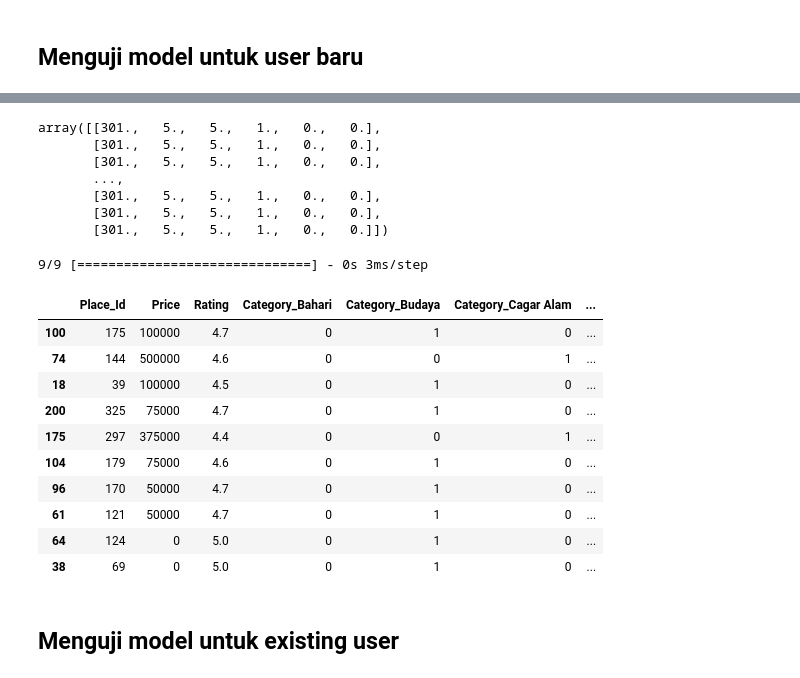
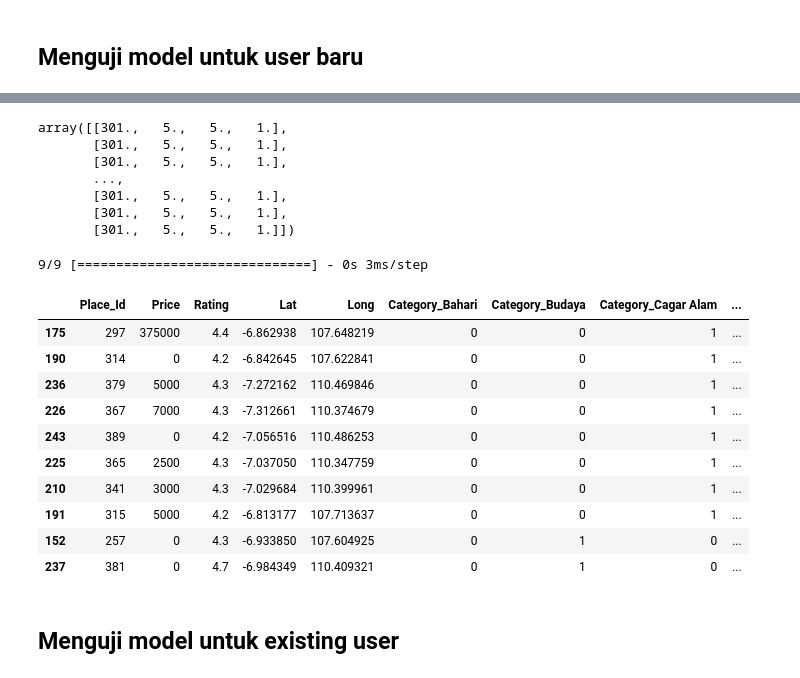
Before and after one commit to C23-PR571-Greenify/Greenify-ML, a Jupyter notebook: greenify-model.ipynb, the cells around one changed output, grey strips where cells are left out. Cells and saved outputs as stored; diff of their text form; code cells hidden in the pictures.

```diff
--- a/greenify-model.ipynb
+++ b/greenify-model.ipynb
@@ -642,5 +642,5 @@ model.compile(optimizer=opt,
               loss=cost_fn, metrics=['accuracy'])
 # %%
 tf.random.set_seed(1)
-model.fit([user_train[:, 1:-2], tourism_train[:, 1:-2]], y_train, epochs=40)
+model.fit([user_train, tourism_train], y_train, epochs=100)
 # %% [output]
@@ -671,7 +671,7 @@ model.evaluate([user_test[:, 1:-2], tourism_test[:, 1:-2]], y_test)
 ## Menguji model untuk user baru
 # %%
 # tourism_dataset_for_pred = info_tourism.drop(['Place_Name', 'Description', 'Coordinate'], axis=1)
-tourism_features = info_tourism.drop(['Place_Name', 'Description', 'Coordinate', 'Lat', 'Long', 'City'], axis=1)
+tourism_features = info_tourism.drop(['Place_Name', 'Description', 'Coordinate', 'City'], axis=1)
 tourism_features = pd.get_dummies(tourism_features)
 tourism_features['User_Id'] = 0 # untuk scaling
 tourism_features['Place_Ratings'] = 0
@@ -698,28 +698,30 @@ new_avg_cagar_alam = 5.0
 new_avg_bahari = 1
 
 user_feature = np.array([[new_user_id, new_avg_budaya,
-                      new_avg_cagar_alam, new_avg_bahari,
-                      0, 0]])
+                      new_avg_cagar_alam, new_avg_bahari
+                      ]])
 # %%
 user_features = np.tile(user_feature, (len(tourism_features), 1))
 user_features
 # %% [output]
-array([[301.,   5.,   5.,   1.,   0.,   0.],
-       [301.,   5.,   5.,   1.,   0.,   0.],
-       [301.,   5.,   5.,   1.,   0.,   0.],
+array([[301.,   5.,   5.,   1.],
+       [301.,   5.,   5.,   1.],
+       [301.,   5.,   5.,   1.],
        ...,
-       [301.,   5.,   5.,   1.,   0.,   0.],
-       [301.,   5.,   5.,   1.,   0.,   0.],
-       [301.,   5.,   5.,   1.,   0.,   0.]])
+       [301.,   5.,   5.,   1.],
+       [301.,   5.,   5.,   1.],
+       [301.,   5.,   5.,   1.]])
 # %%
 scalerTourism = joblib.load('scalerTourism.save')
 scalerUser = joblib.load('scalerUser.save')
 scalerTarget = joblib.load('scalerTarget.save')
 
-suser_features = scalerUser.transform(user_features)
-stourism_features = scalerTourism.transform(tourism_features.to_numpy())
+tourism_columns = ['Price', 'Rating', 'Lat', 'Long', 'Category_Bahari', 'Category_Budaya', 'Category_Cagar Alam']
 
-y_pred = model.predict([suser_features[:, 1:-2], stourism_features[:, 1:-2]])
+suser_features = scalerUser.transform(user_features[:, 1:])
+stourism_features = scalerTourism.transform(tourism_features[tourism_columns].to_numpy())
+
+y_pred = model.predict([suser_features, stourism_features])
 # %% [output]
 9/9 [==============================] - 0s 3ms/step
 # %%
@@ -731,23 +733,23 @@ sorted_index = np.argsort(-y_pred,axis=0).reshape(-1).tolist()  #negate to get l
 sorted_ypred   = y_pred[sorted_index]
 sorted_tourisms = tourism_features.loc[sorted_index]  #using unscaled vectors for display
 # %%
-sorted_tourisms = sorted_tourisms[['Place_Id', 'Price', 'Rating', 'Category_Bahari', 'Category_Budaya', 'Category_Cagar Alam']]
+sorted_tourisms = sorted_tourisms[['Place_Id', 'Price', 'Rating', 'Lat', 'Long', 'Category_Bahari', 'Category_Budaya', 'Category_Cagar Alam']]
 sorted_tourisms.loc[1, 'Place_Ratings_Prediction'] = 0
 sorted_tourisms.isetitem(-1, sorted_ypred)
 
 sorted_tourisms[:10]
 # %% [output]
-|  | Place_Id | Price | Rating | Category_Bahari | Category_Budaya | Category_Cagar Alam | ... |
-| 100 | 175 | 100000 | 4.7 | 0 | 1 | 0 | ... |
-| 74 | 144 | 500000 | 4.6 | 0 | 0 | 1 | ... |
-| 18 | 39 | 100000 | 4.5 | 0 | 1 | 0 | ... |
-| 200 | 325 | 75000 | 4.7 | 0 | 1 | 0 | ... |
-| 175 | 297 | 375000 | 4.4 | 0 | 0 | 1 | ... |
-| 104 | 179 | 75000 | 4.6 | 0 | 1 | 0 | ... |
-| 96 | 170 | 50000 | 4.7 | 0 | 1 | 0 | ... |
-| 61 | 121 | 50000 | 4.7 | 0 | 1 | 0 | ... |
-| 64 | 124 | 0 | 5.0 | 0 | 1 | 0 | ... |
-| 38 | 69 | 0 | 5.0 | 0 | 1 | 0 | ... |
+|  | Place_Id | Price | Rating | Lat | Long | Category_Bahari | Category_Budaya | Category_Cagar Alam | ... |
+| 175 | 297 | 375000 | 4.4 | -6.862938 | 107.648219 | 0 | 0 | 1 | ... |
+| 190 | 314 | 0 | 4.2 | -6.842645 | 107.622841 | 0 | 0 | 1 | ... |
+| 236 | 379 | 5000 | 4.3 | -7.272162 | 110.469846 | 0 | 0 | 1 | ... |
+| 226 | 367 | 7000 | 4.3 | -7.312661 | 110.374679 | 0 | 0 | 1 | ... |
+| 243 | 389 | 0 | 4.2 | -7.056516 | 110.486253 | 0 | 0 | 1 | ... |
+| 225 | 365 | 2500 | 4.3 | -7.037050 | 110.347759 | 0 | 0 | 1 | ... |
+| 210 | 341 | 3000 | 4.3 | -7.029684 | 110.399961 | 0 | 0 | 1 | ... |
+| 191 | 315 | 5000 | 4.2 | -6.813177 | 107.713637 | 0 | 0 | 1 | ... |
+| 152 | 257 | 0 | 4.3 | -6.933850 | 107.604925 | 0 | 1 | 0 | ... |
+| 237 | 381 | 0 | 4.7 | -6.984349 | 110.409321 | 0 | 1 | 0 | ... |
 # %% [markdown]
 ## Menguji model untuk existing user
 # %%
```
Also changed, not shown: parts of 13 cells of this notebook.
